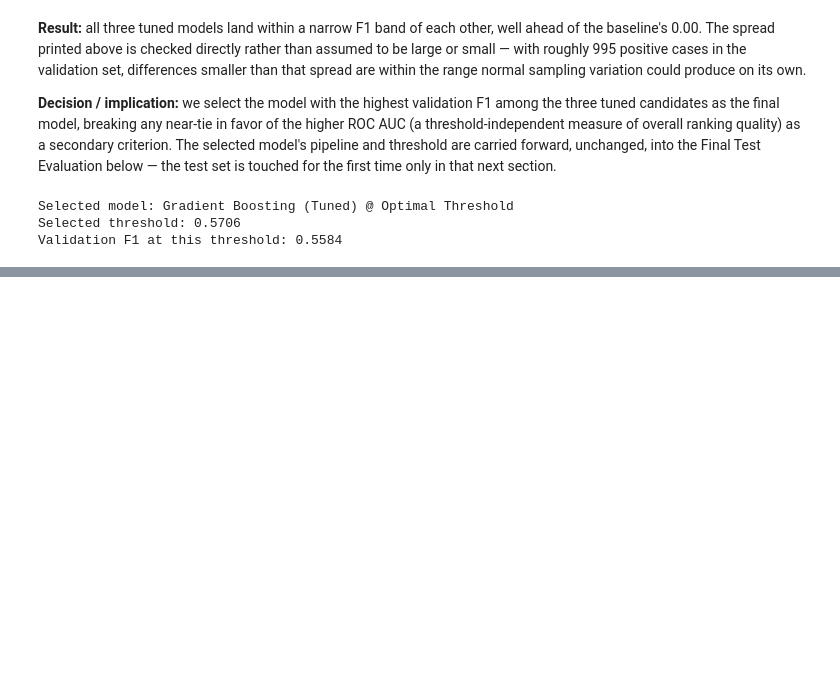
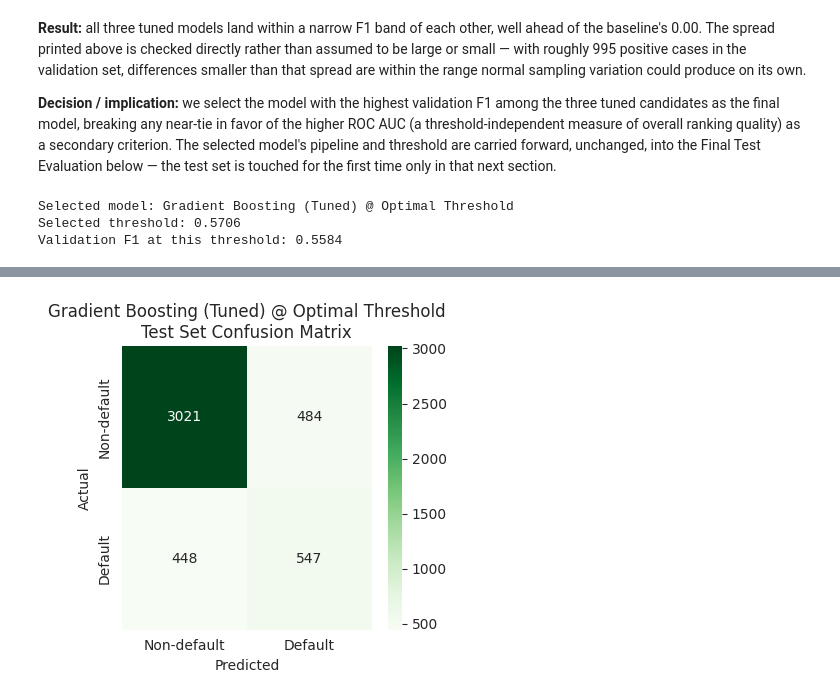
Before and after one commit to arielsharonferdinandus/Credit-Card-Clients-Risk-Prediction, a Jupyter notebook: Main.ipynb, the cells around one changed output, grey strips where cells are left out. Cells and saved outputs as stored; diff of their text form; code cells hidden in the pictures; blank space fills up the shorter version.

Commit message:
Update Final Test Evaluation

```diff
--- a/Main.ipynb
+++ b/Main.ipynb
@@ -2220,0 +2233,12 @@ Validation F1 at this threshold: 0.5584
+# %%
+y_test_proba = selected_model.predict_proba(X_test)[:, 1]
+y_test_pred = (y_test_proba >= selected_threshold).astype(int)
+
+test_metrics = {
+    "accuracy": accuracy_score(y_test, y_test_pred),
+    "precision": precision_score(y_test, y_test_pred, zero_division=0),
+    "recall": recall_score(y_test, y_test_pred, zero_division=0),
+    "f1": f1_score(y_test, y_test_pred, zero_division=0),
+    "roc_auc": roc_auc_score(y_test, y_test_proba),
+}
+print(classification_report(y_test, y_test_pred, target_names=["Non-default", "Default"], zero_division=0))
@@ -2220,0 +2254,12 @@ Validation F1 at this threshold: 0.5584
+# %%
+fig, ax = plt.subplots(figsize=(4, 4))
+cm = confusion_matrix(y_test, y_test_pred)
+sns.heatmap(cm, annot=True, fmt="d", cmap="Greens", ax=ax,
+            xticklabels=["Non-default", "Default"], yticklabels=["Non-default", "Default"])
+ax.set_title(f"{final_model_name}\nTest Set Confusion Matrix")
+ax.set_xlabel("Predicted")
+ax.set_ylabel("Actual")
+plt.tight_layout()
+plt.show()
+# %% [output]
+[figure, added]
```
Also changed, not shown: parts of 9 cells of this notebook.
